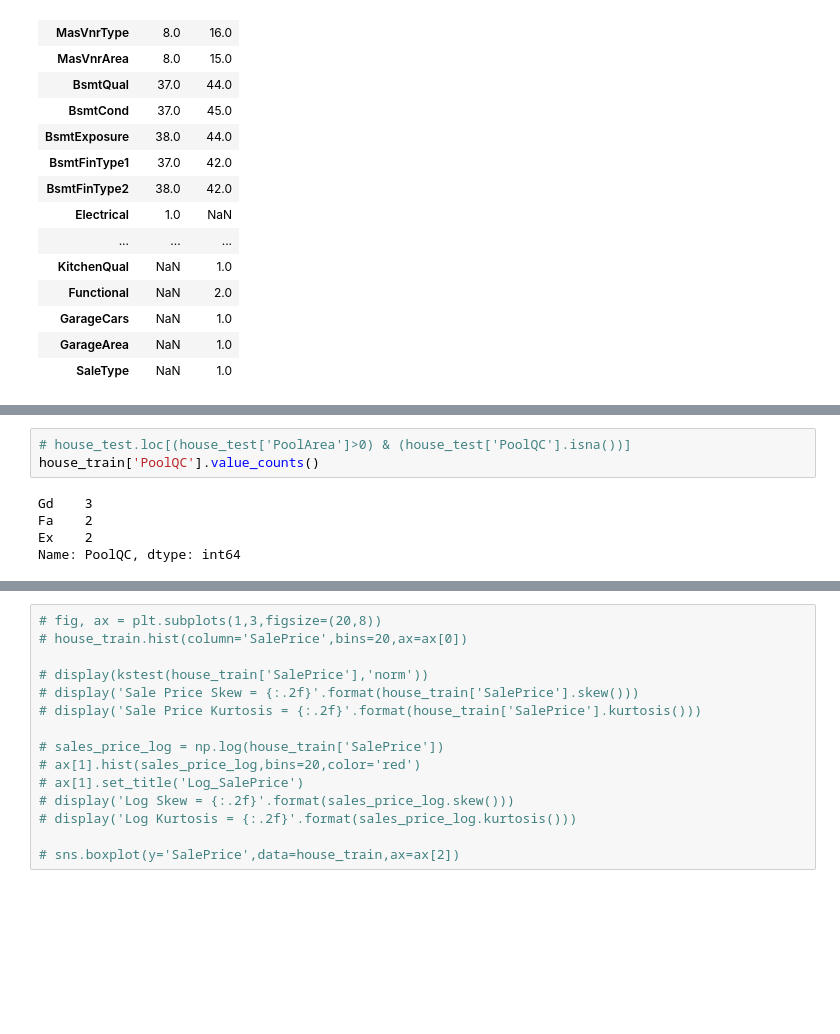
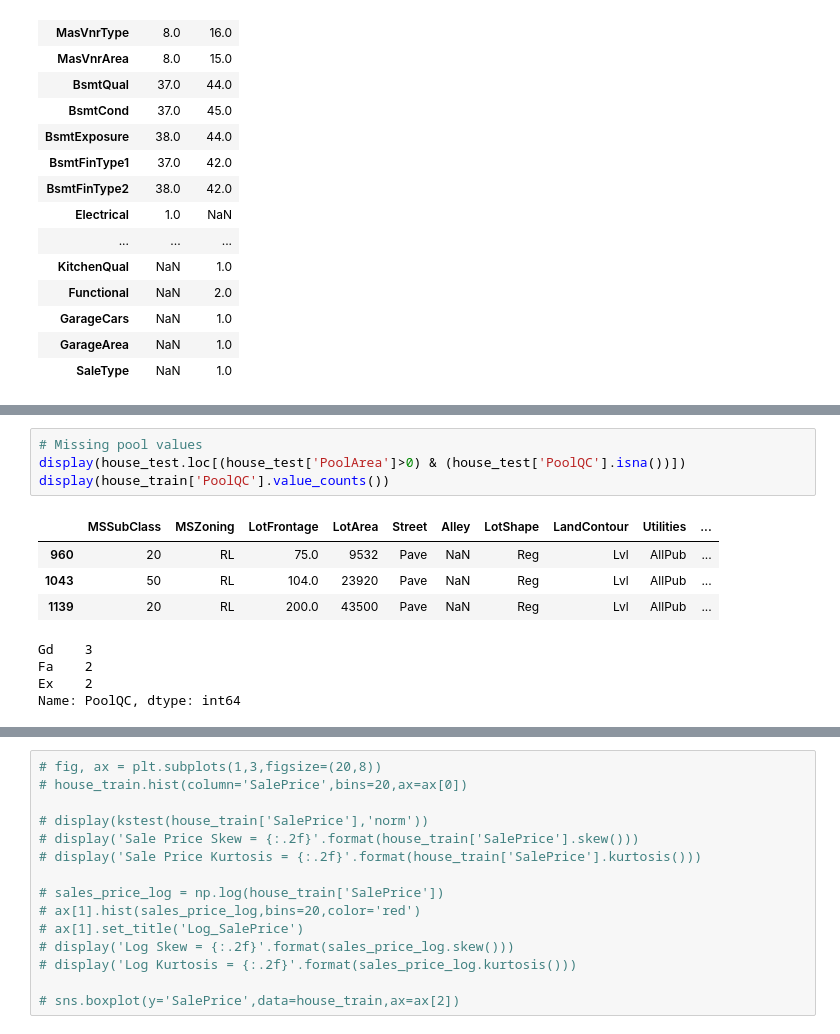
Before and after one commit to Ricksoc/Iowa-Housing, a Jupyter notebook: Ames House Prices.ipynb, the cells around one changed output, grey strips where cells are left out. Cells and saved outputs as stored; diff of their text form; blank space fills up the shorter version.

```diff
--- a/Ames House Prices.ipynb
+++ b/Ames House Prices.ipynb
@@ -223,7 +272,12 @@ Name: BsmtFinType2, dtype: int64
 # %%
-# house_test.loc[(house_test['PoolArea']>0) & (house_test['PoolQC'].isna())]
-house_train['PoolQC'].value_counts()
+# Missing pool values
+display(house_test.loc[(house_test['PoolArea']>0) & (house_test['PoolQC'].isna())])
+display(house_train['PoolQC'].value_counts())
 # %% [output]
+|  | MSSubClass | MSZoning | LotFrontage | LotArea | Street | Alley | LotShape | LandContour | Utilities | ... |
+| 960 | 20 | RL | 75.0 | 9532 | Pave | NaN | Reg | Lvl | AllPub | ... |
+| 1043 | 50 | RL | 104.0 | 23920 | Pave | NaN | Reg | Lvl | AllPub | ... |
+| 1139 | 20 | RL | 200.0 | 43500 | Pave | NaN | Reg | Lvl | AllPub | ... |
 Gd    3
 Fa    2
 Ex    2
```
Also changed, not shown: parts of 38 cells of this notebook, 1 other file.
